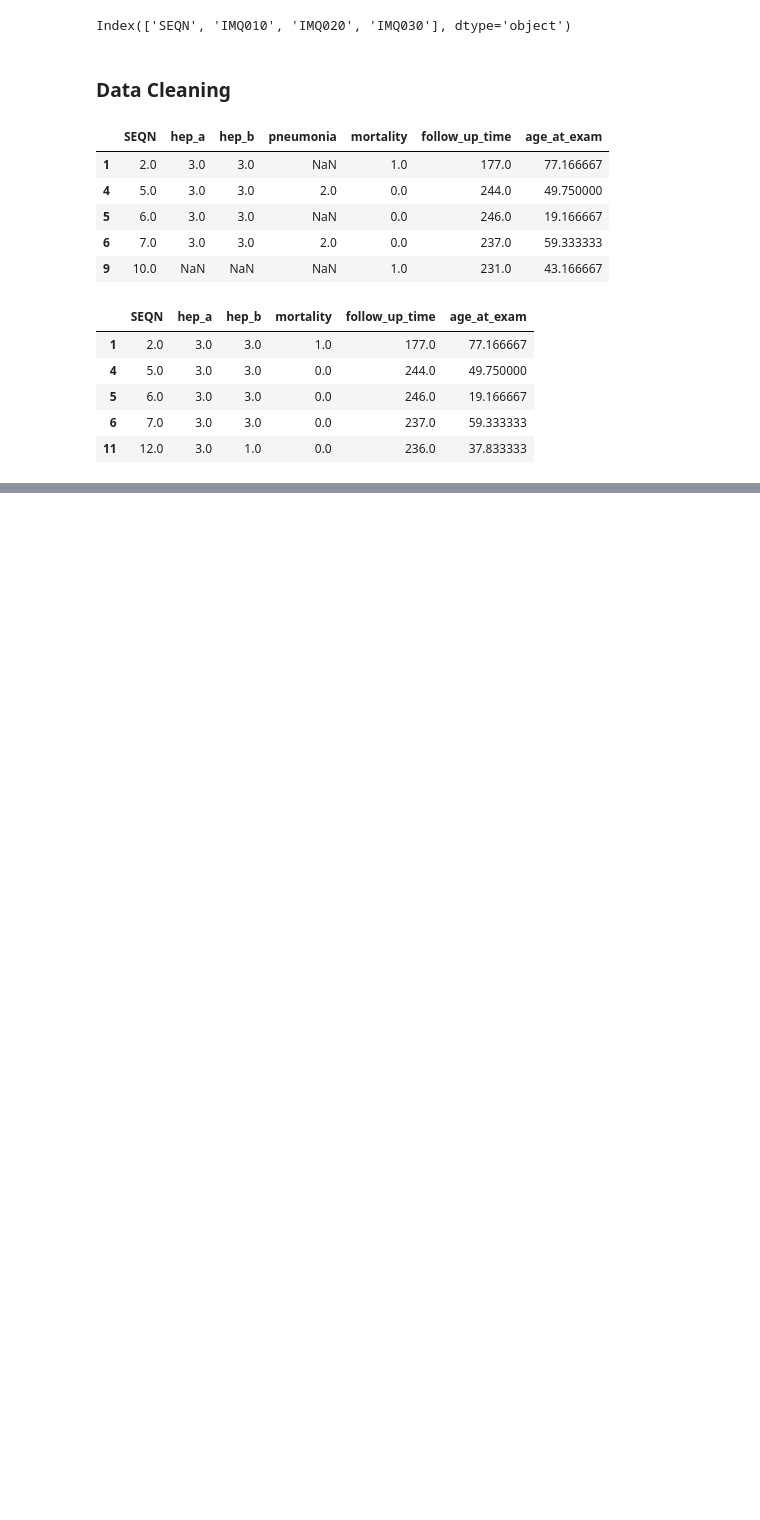
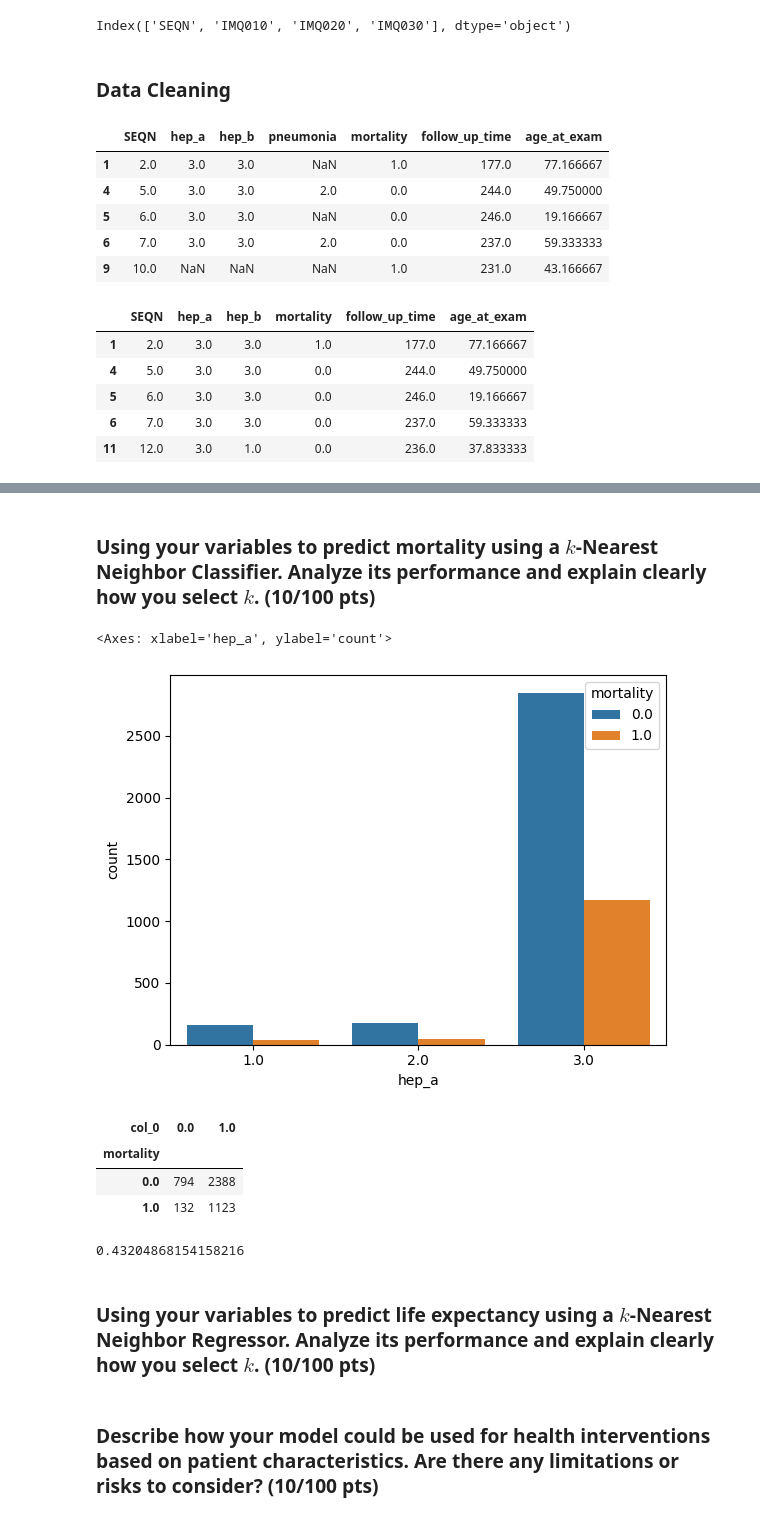
Before and after one commit to swt2vv/ds3021-project1, a Jupyter notebook: project_1_bsds.ipynb, the cells around one changed output, grey strips where cells are left out. Drawn from its saved outputs; the diff is of its cells as text; code cells hidden in the pictures; blank space fills up the shorter version.

```diff
--- a/project_1_bsds.ipynb
+++ b/project_1_bsds.ipynb
@@ -146,9 +129,9 @@ imq_mort.head()
 | 6 | 7.0 | 3.0 | 3.0 | 2.0 | 0.0 | 237.0 | 59.333333 |
 | 9 | 10.0 | NaN | NaN | NaN | 1.0 | 231.0 | 43.166667 |
 # %%
-imq_mort_no_pnuemonia = imq_mort.drop(columns=['pneumonia'])
-imq_mort_no_pnuemonia = imq_mort_no_pnuemonia.dropna()
-imq_mort_no_pnuemonia.head()
+imq_mort_np = imq_mort.drop(columns=['pneumonia'])
+imq_mort_np = imq_mort_np.dropna()
+imq_mort_np.head()
 # %% [output]
 |  | SEQN | hep_a | hep_b | mortality | follow_up_time | age_at_exam |
 | 1 | 2.0 | 3.0 | 3.0 | 1.0 | 177.0 | 77.166667 |
@@ -158,0 +160,8 @@ imq_mort_no_pnuemonia.head()
+# %% [markdown]
+### Using your variables to predict mortality using a $k$-Nearest Neighbor Classifier. Analyze its performance and explain clearly how you select $k$. (10/100 pts)
+# %%
+sns.countplot(imq_mort_np, x='hep_a', hue='mortality')
+sns.countplot(imq_mort_np, x='hep_b', hue='mortality')
+# %% [output]
+<Axes: xlabel='hep_a', ylabel='count'>
+[figure, added]
@@ -158,0 +177,15 @@ imq_mort_no_pnuemonia.head()
+# %%
+pd.crosstab(y, yHat)
+# %% [output]
+| col_0 | 0.0 | 1.0 |
+| mortality |  |  |
+| 0.0 | 794 | 2388 |
+| 1.0 | 132 | 1123 |
+# %%
+model.score(x, y)
+# %% [output]
+0.43204868154158216
+# %% [markdown]
+### Using your variables to predict life expectancy using a $k$-Nearest Neighbor Regressor. Analyze its performance and explain clearly how you select $k$. (10/100 pts)
+# %% [markdown]
+### Describe how your model could be used for health interventions based on patient characteristics. Are there any limitations or risks to consider? (10/100 pts)
```
Also changed, not shown: parts of 8 cells of this notebook.
